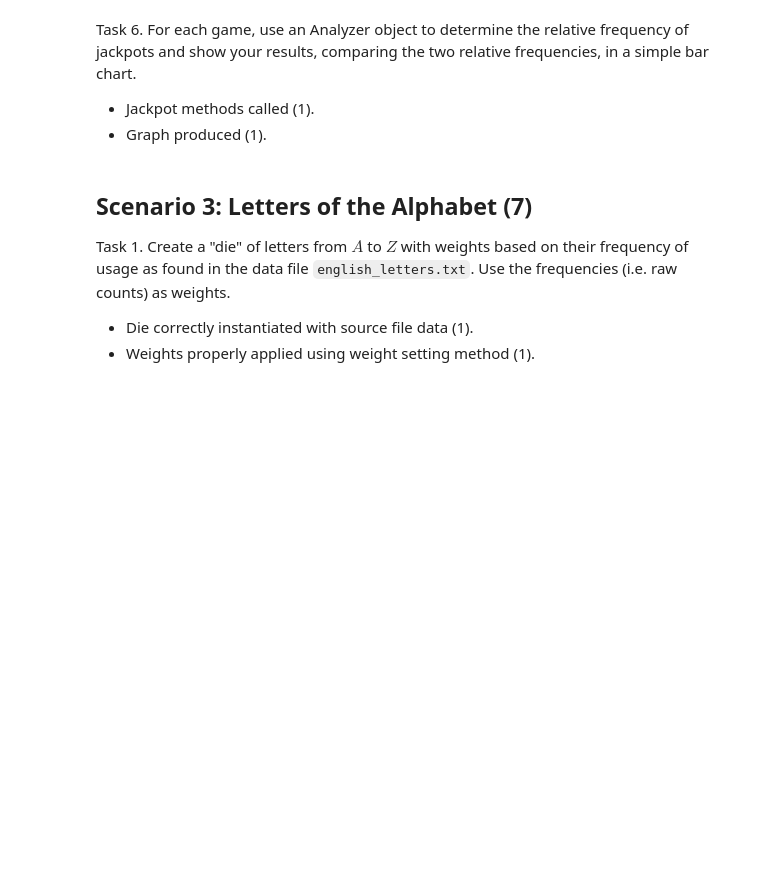
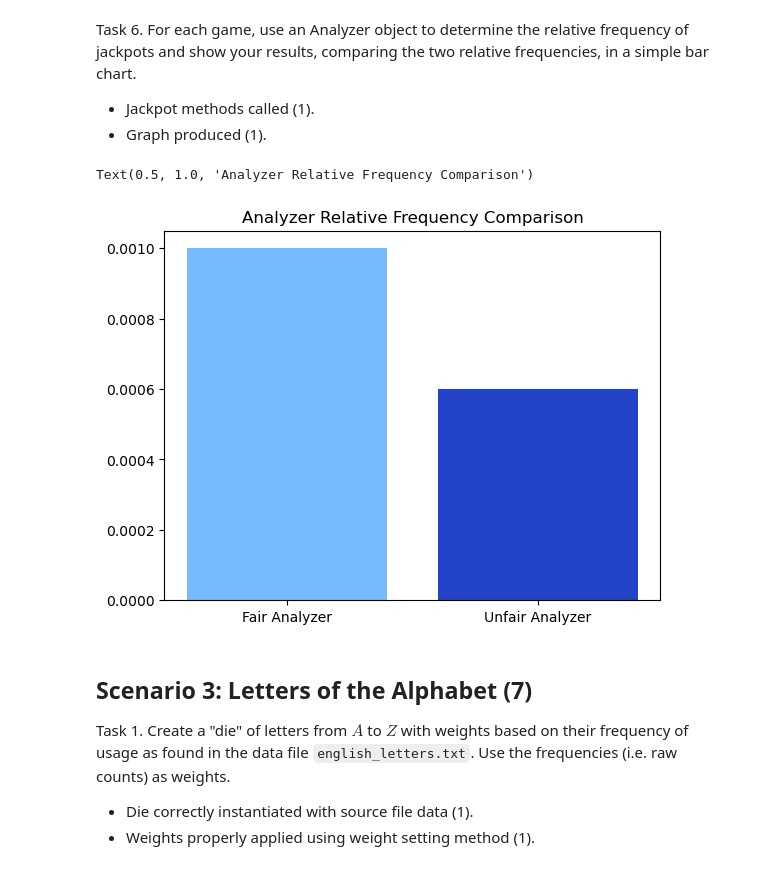
Before and after one commit to hvalenty/ds5100-finalproject-unc6kr, a Jupyter notebook: HV_FinalProjectTemplate.ipynb, the cells around one changed output. Drawn from its saved outputs; the diff is of its cells as text; code cells hidden in the pictures; blank space fills up the shorter version.

```diff
--- a/HV_FinalProjectTemplate.ipynb
+++ b/HV_FinalProjectTemplate.ipynb
@@ -846,3 +873,8 @@ Task 4. Play a game of $10000$ rolls with $5$ fair dice.
 
 - Game class properly instantiated (1).
 - Play method called properly (1).
+# %%
+fair_die_list = [die2, die2, die2, die2, die2]
+fair_game = montecarlo.Game(fair_die_list)
+fair_game.play(10000)
+fair_game.show_play_results()
@@ -851,3 +897,8 @@ Task 5. Play another game of $10000$ rolls, this time with $2$ unfair dice, one
 
 - Game class properly instantiated (1).
 - Play method called properly (1).
+# %%
+unfair_die_list = [die0, die1, die2, die2, die2]
+unfair_game = montecarlo.Game(unfair_die_list)
+unfair_game.play(10000)
+unfair_game.show_play_results()
@@ -856,6 +921,21 @@ Task 6. For each game, use an Analyzer object to determine the relative frequenc
 
 - Jackpot methods called (1).
 - Graph produced (1).
+# %%
+fair_analyzer = montecarlo.Analyzer(fair_game)
+unfair_analyzer = montecarlo.Analyzer(unfair_game)
+# %%
+jack_fair = fair_analyzer.jackpot()
+jack_unfair = unfair_analyzer.jackpot()
+
+rf_fair = jack_fair/10000
+rf_unfair = jack_unfair/10000
+# %%
+plt.bar(['Fair Analyzer', 'Unfair Analyzer'], height = [rf_fair, rf_unfair], color = ['xkcd:sky blue','xkcd:blue blue'])
+plt.title('Analyzer Relative Frequency Comparison')
+# %% [output]
+Text(0.5, 1.0, 'Analyzer Relative Frequency Comparison')
+[figure, added]
 # %% [markdown]
 ## Scenario 3: Letters of the Alphabet (7)
 
```
Also changed, not shown: parts of 23 cells of this notebook.
